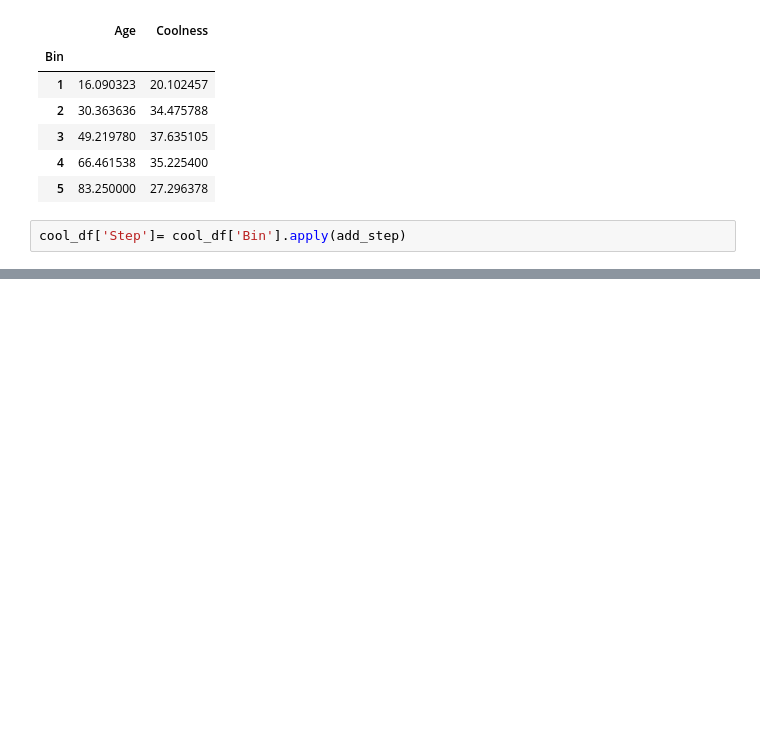
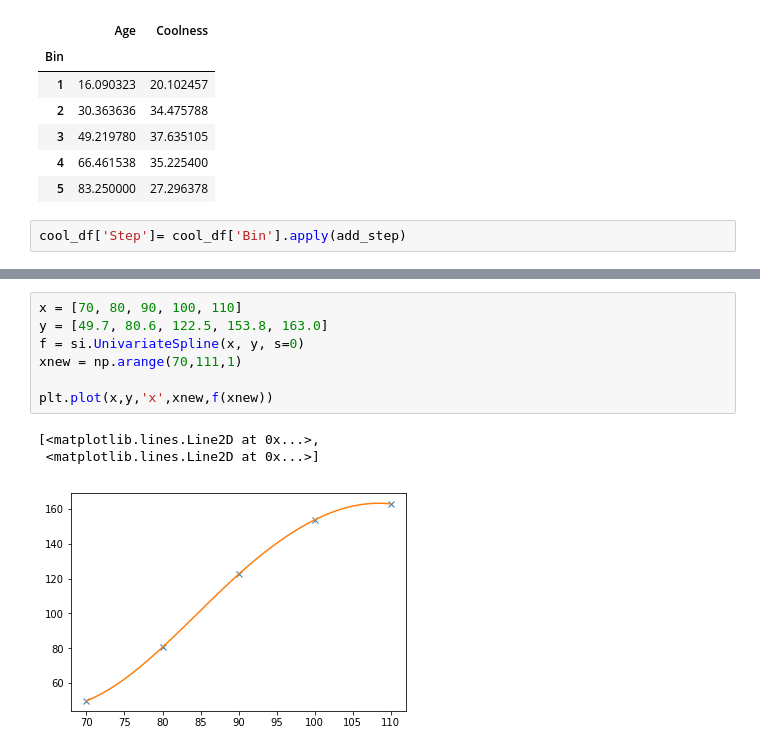
Before and after one commit to JoshLaven/persp-model-econ_w20, a Jupyter notebook: ProblemSets/PS7/LavenPS7.ipynb, the cells around one changed output, grey strips where cells are left out. Cells and saved outputs as stored; diff of their text form; blank space fills up the shorter version.

```diff
--- a/ProblemSets/PS7/LavenPS7.ipynb
+++ b/ProblemSets/PS7/LavenPS7.ipynb
@@ -336,0 +400,11 @@ print(cool_df.loc[cool_df['Bin'] == str(int(np.digitize(73,bins))),'Step'][1])
+# %%
+x = [70, 80, 90, 100, 110]
+y = [49.7, 80.6, 122.5, 153.8, 163.0]
+f = si.UnivariateSpline(x, y, s=0)
+xnew = np.arange(70,111,1)
+
+plt.plot(x,y,'x',xnew,f(xnew))
+# %% [output]
+[<matplotlib.lines.Line2D at 0x...>,
+ <matplotlib.lines.Line2D at 0x...>]
+[figure, added]
```
Also changed, not shown: parts of 11 cells of this notebook.
